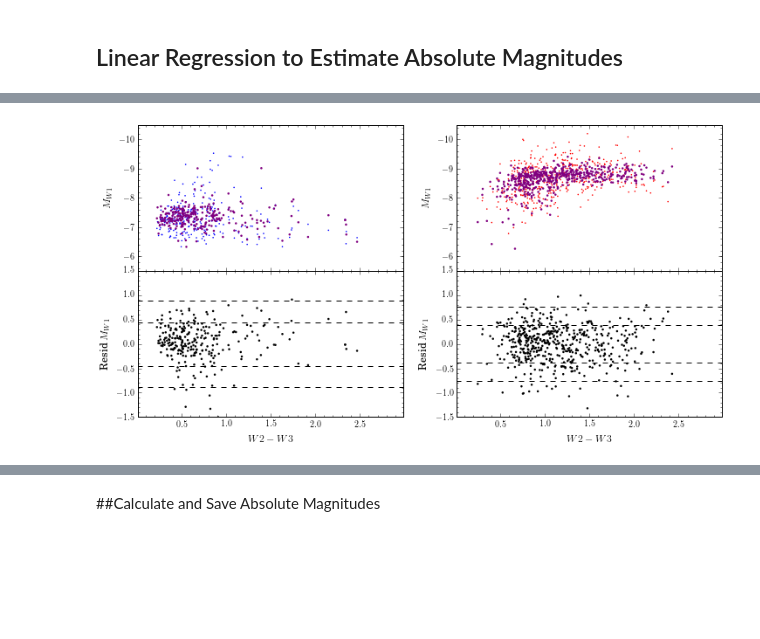
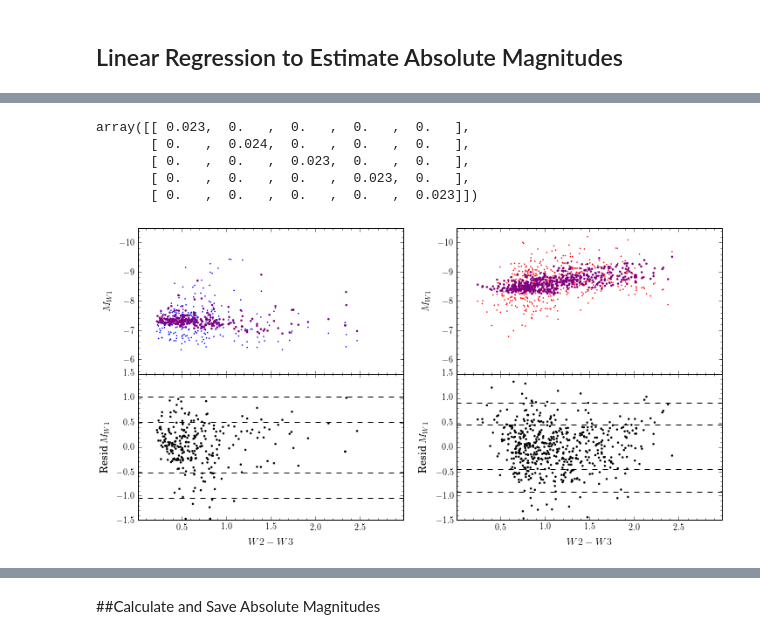
Before and after one commit to nhuntwalker/new_work_scripts, a Jupyter notebook: full_production.ipynb, the cells around one changed output, grey strips where cells are left out. Cells and saved outputs as stored; diff of their text form; code cells hidden in the pictures; blank space fills up the shorter version.

```diff
--- a/full_production.ipynb
+++ b/full_production.ipynb
@@ -686,7 +690,7 @@ def photo_cuts(df):
     fnt = {"w1":16.83, "w2":15.6, "w3":11.32, "k":15.5}
     snr = 3
 
-    cuts = (df.w1 > sat["w1"]) & (df.w2 > sat["w2"]) & (df.w3 > sat["w3"]) & (df.kmag > sat["k"]) & (df.w1 < fnt["w1"]) & (df.w2 < fnt["w2"]) & (df.w3 < fnt["w3"]) & (df.kmag < fnt["k"]) & (df.w1snr > snr) & (df.w2snr > snr) & (df.w3snr > snr) & (df.ccflag.map(lambda flag: flag.startswith("000")))
+    cuts = (df.w1 > sat["w1"]) & (df.w2 > sat["w2"]) & (df.w3 > sat["w3"]) & (df.kmag > sat["k"]) & (df.w1 < fnt["w1"]) & (df.w2 < fnt["w2"]) & (df.w3 < fnt["w3"]) & (df.kmag < fnt["k"]) & (df.w1snr > snr) & (df.w2snr > snr) & (df.w3snr > snr) & (df.ccflag.map(lambda flag: str(flag).startswith("000")))
 
     return df[cuts]
 # %%
@@ -701,10 +705,12 @@ def remove_ysos(df):
     return df[cuts]
 # %%
 def remove_rgbs(df):
+    cuts = (df.col23 > 0.8) & (df.coljk < 1.35)
+    return df[~cuts]
 #     cuts = (df.col23 > 0.9) & (df.colk1 < 0.05*df.col23 + 0.2)
-    cuts = (df.colk1 > 0.05*df.col23 + 0.2)
-
-    return df[cuts]
+#     return df[~cuts]
+#     cuts = (df.colk1 > 0.05*df.col23 + 0.2)
+#     return df[cuts]
 # %%
 def remove_excess(df):
     #cuts = (df.col23 > 0.3) & (df.col12 > -0.1)
@@ -1747,9 +1867,12 @@ x2 = np.linspace(1.1, 3, 100)
 fig = plt.figure(figsize=(4, 4))
 fig.subplots_adjust(wspace=0.3)
 
-slant1 = [-0.05, 0.3]
+slant1 = [-0.025, 0.26]
 slant2 = [0.629, 0.359]
 slant3 = [0.629, -0.198]
+
+def draw_line(m, x, b):
+    return m*np.array(x) + b
 
 ax = plt.subplot(111)
 ax.scatter(clean_agbs[clean_agbs.Spectr == "C-rich"].col23, clean_agbs[clean_agbs.Spectr == "C-rich"].col12, s=2, edgecolor="None", c='r')
@@ -1861,6 +1984,6 @@ from sklearn.linear_model import LinearRegression
 # %%
 DM_lmc = 18.32
 
-clean_agbs.Mw1 = clean_agbs.w1 - DM_lmc
-clean_agbs.Mw2 = clean_agbs.w2 - DM_lmc
-clean_agbs.Mw3 = clean_agbs.w3 - DM_lmc
+clean_agbs["Mw1"] = clean_agbs.w1 - DM_lmc
+clean_agbs["Mw2"] = clean_agbs.w2 - DM_lmc
+clean_agbs["Mw3"] = clean_agbs.w3 - DM_lmc
@@ -1914,3 +2059,11 @@ R^2 for C-rich Fit: 0.53
+# %%
+np.identity(5) * np.array(clean_agbs[orich].w1err[:5])
+# %% [output]
+array([[ 0.023,  0.   ,  0.   ,  0.   ,  0.   ],
+       [ 0.   ,  0.024,  0.   ,  0.   ,  0.   ],
+       [ 0.   ,  0.   ,  0.023,  0.   ,  0.   ],
+       [ 0.   ,  0.   ,  0.   ,  0.023,  0.   ],
+       [ 0.   ,  0.   ,  0.   ,  0.   ,  0.023]])
 # %%
 xtest = np.linspace(clean_agbs.col12.min(), clean_agbs.col12.max(), 11)
 fig = plt.figure(figsize=(12, 6))
@@ -1918,7 +2071,8 @@ fig.subplots_adjust(hspace=0)
 
 ax = plt.subplot(221)
 ax.scatter(clean_agbs.col23[orich], clean_agbs.Mw1[orich], c='b', edgecolor="None", s=2.5)
-ax.scatter(clean_agbs.col23[orich], predicted1, c='purple', edgecolor="None", marker=".", s=25)
+# ax.scatter(clean_agbs.col23[orich], predicted1, c='purple', edgecolor="None", marker=".", s=25)
+ax.scatter(clean_agbs.col23[orich], predicted_o, c='purple', edgecolor="None", marker=".", s=25)
 ax.minorticks_on()
 ax.set_xlim(0.01, 2.99)
 ax.set_xlabel("$W2-W3$")
@@ -1934,35 +2088,36 @@ ax.plot([0, 3.0], [-sig_o, -sig_o], linestyle="--", color='k')
 ax.plot([0, 3.0], [-2*sig_o, -2*sig_o], linestyle="--", color='k')
 ax.minorticks_on()
 ax.set_xlim(0.01, 2.99)
 ax.set_xlabel("$W2-W3$")
 ax.set_ylim(-1.5, 1.5)
 ax.set_ylabel("Resid $M_{W1}$")
 
 ax = plt.subplot(222)
 ax.scatter(clean_agbs.col23[crich], clean_agbs.Mw1[crich], c='r', edgecolor="None", s=2.5)
-ax.scatter(clean_agbs.col23[crich], predicted2, c='purple', edgecolor="None", marker=".", s=25)
+# ax.scatter(clean_agbs.col23[crich], predicted2, c='purple', edgecolor="None", marker=".", s=25)
+ax.scatter(clean_agbs.col23[crich], predicted_c, c='purple', edgecolor="None", marker=".", s=25)
 ax.minorticks_on()
 ax.set_xlim(0.01, 2.99)
 ax.set_xlabel("$W2-W3$")
 ax.set_ylim(-5.5, -10.5)
 ax.set_ylabel("$M_{W1}$")
 
 ax = plt.subplot(224)
 sig_c = np.std(resid_c)
 ax.scatter(clean_agbs.col23[crich], resid_c, c='k', edgecolor="None", marker=".", s=25)
 ax.plot([0, 3.0], [sig_c, sig_c], linestyle="--", color='k')
 ax.plot([0, 3.0], [2*sig_c, 2*sig_c], linestyle="--", color='k')
 ax.plot([0, 3.0], [-sig_c, -sig_c], linestyle="--", color='k')
 ax.plot([0, 3.0], [-2*sig_c, -2*sig_c], linestyle="--", color='k')
 ax.minorticks_on()
 ax.set_xlim(0.01, 2.99)
 ax.set_xlabel("$W2-W3$")
 ax.set_ylim(-1.5, 1.5)
 ax.set_ylabel("Resid $M_{W1}$")
 
 plt.show()
 # %% [output]
-[figure, old version]
+[figure, new version]
 # %%
 # residuals between model and data
 
```
Also changed, not shown: parts of 39 cells of this notebook.
